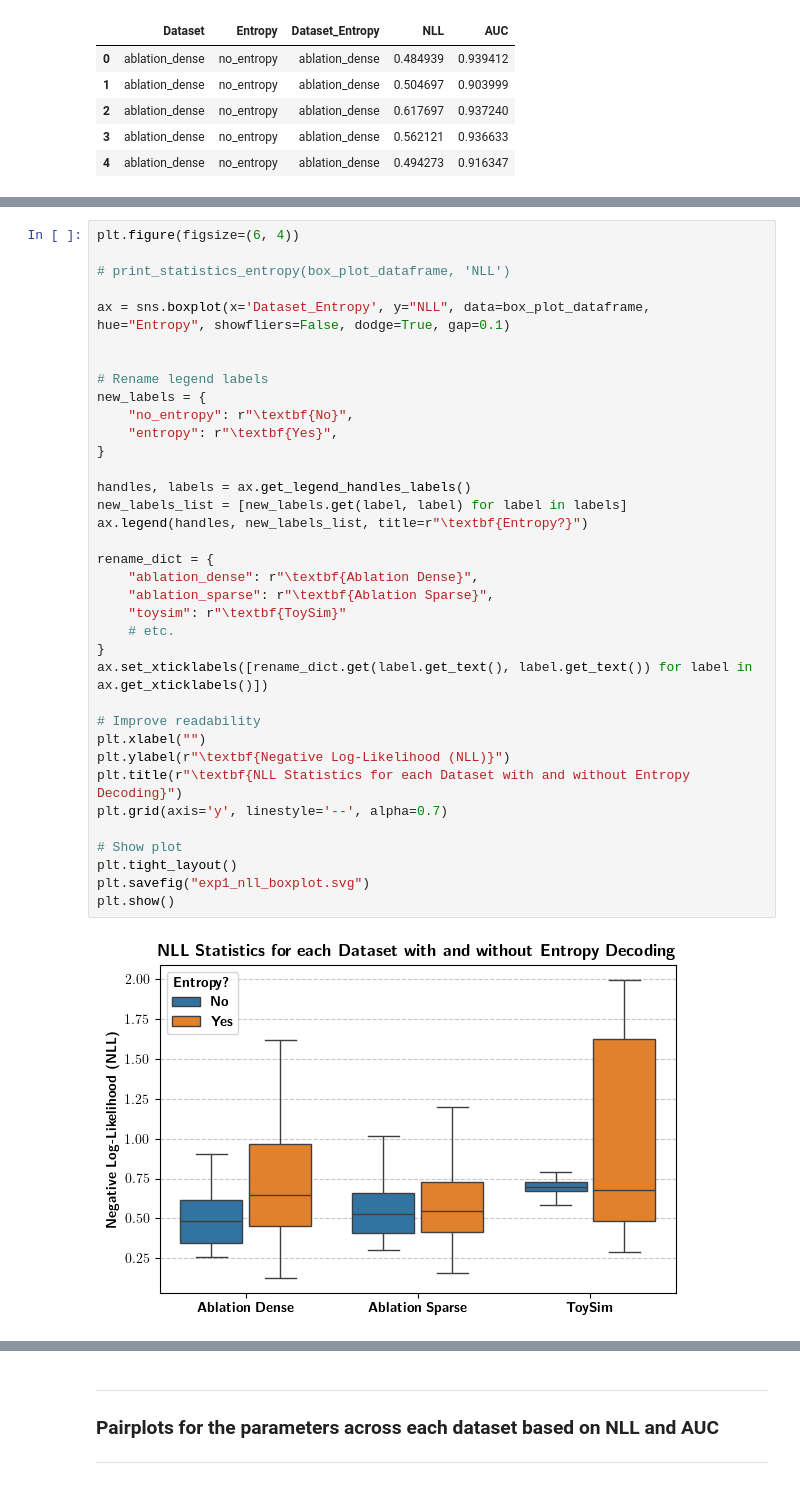
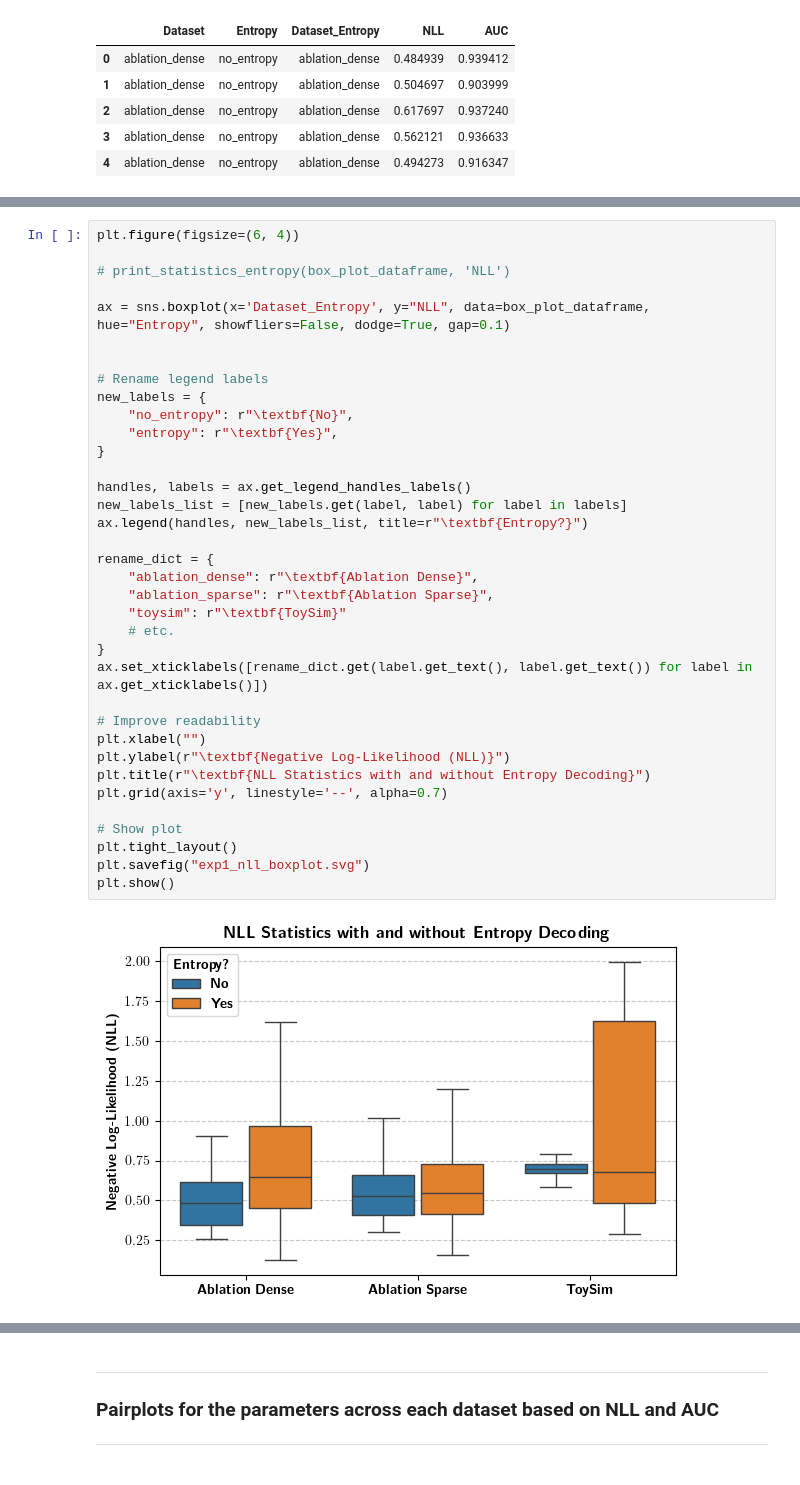
Before and after one commit to shaymeister/VSA-OGM, a Jupyter notebook: results/visualization/exp1.ipynb, the cells around one changed output, grey strips where cells are left out. Drawn from its saved outputs; the diff is of its cells as text.

```diff
--- a/results/visualization/exp1.ipynb
+++ b/results/visualization/exp1.ipynb
@@ -117,35 +127,35 @@ ax = sns.boxplot(x='Dataset_Entropy', y="NLL", data=box_plot_dataframe, hue="Ent
 
 
 # Rename legend labels
 new_labels = {
     "no_entropy": r"\textbf{No}",
     "entropy": r"\textbf{Yes}",
 }
 
 handles, labels = ax.get_legend_handles_labels()
 new_labels_list = [new_labels.get(label, label) for label in labels]
 ax.legend(handles, new_labels_list, title=r"\textbf{Entropy?}")
 
 rename_dict = {
     "ablation_dense": r"\textbf{Ablation Dense}",
     "ablation_sparse": r"\textbf{Ablation Sparse}",
     "toysim": r"\textbf{ToySim}"
     # etc.
 }
 ax.set_xticklabels([rename_dict.get(label.get_text(), label.get_text()) for label in ax.get_xticklabels()])
 
 # Improve readability
 plt.xlabel("")
 plt.ylabel(r"\textbf{Negative Log-Likelihood (NLL)}")
-plt.title(r"\textbf{NLL Statistics for each Dataset with and without Entropy Decoding}")
+plt.title(r"\textbf{NLL Statistics with and without Entropy Decoding}")
 plt.grid(axis='y', linestyle='--', alpha=0.7)
 
 # Show plot
 plt.tight_layout()
 plt.savefig("exp1_nll_boxplot.svg")
 plt.show()
 # %% [output]
-[figure, old version]
+[figure, new version]
 # %%
 plt.figure(figsize=(6, 4))
 
```
Also changed, not shown: parts of 9 cells of this notebook.
